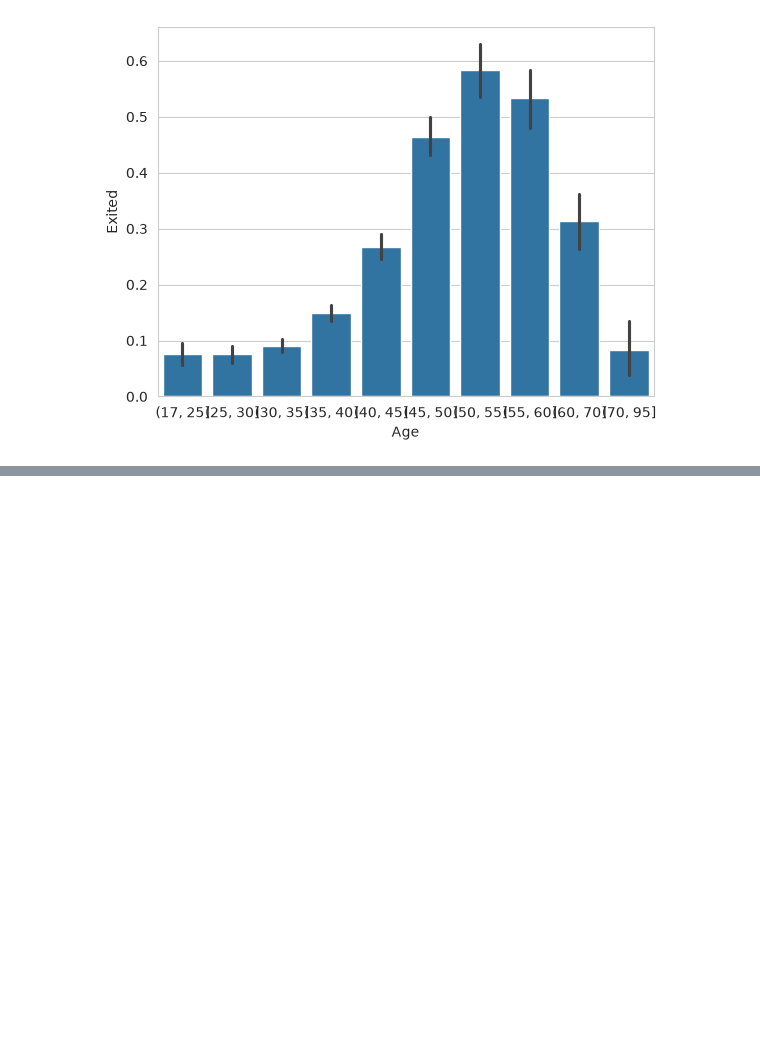
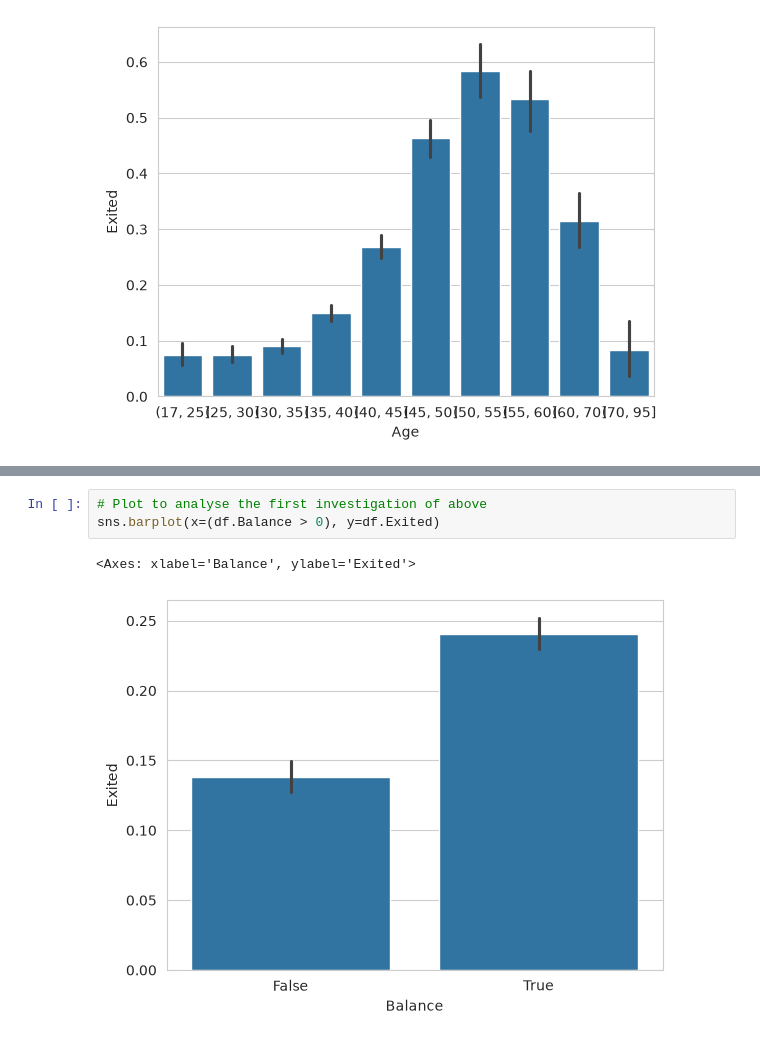
Before and after one commit to jmb-python-developer/ML-02-customer-churn-prediction, a Jupyter notebook: notebooks/notebook.ipynb, the cells around one changed output, grey strips where cells are left out. Cells and saved outputs as stored; diff of their text form; blank space fills up the shorter version.

```diff
--- a/notebooks/notebook.ipynb
+++ b/notebooks/notebook.ipynb
@@ -255,0 +267,6 @@ sns.barplot(x=age_bucket, y=df.Exited)
+# %%
+# Plot to analyse the first investigation of above
+sns.barplot(x=(df.Balance > 0), y=df.Exited)
+# %% [output]
+<Axes: xlabel='Balance', ylabel='Exited'>
+[figure, added]
```
Also changed, not shown: parts of 15 cells of this notebook.
